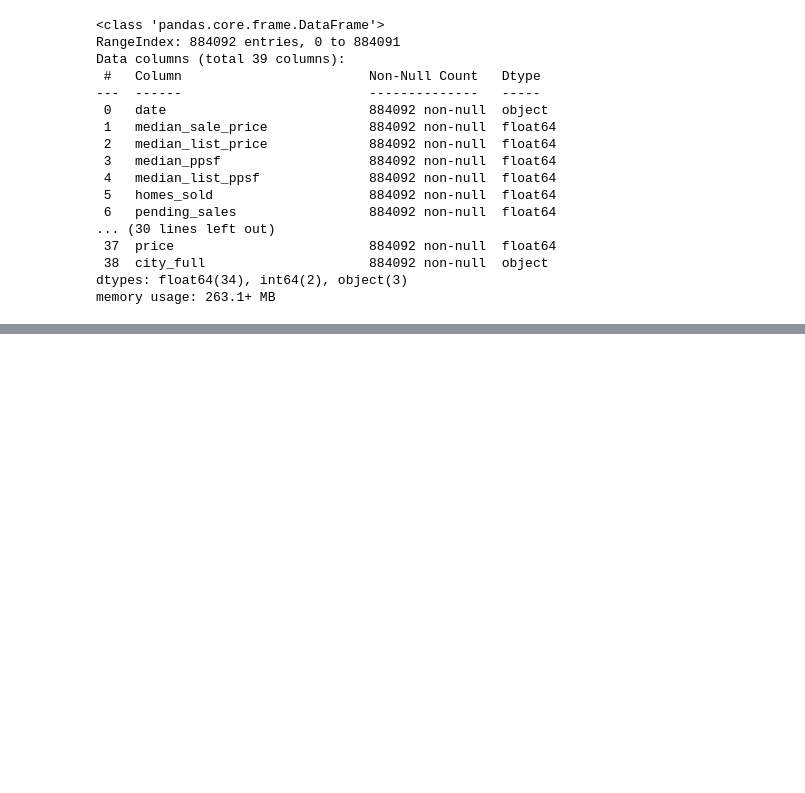
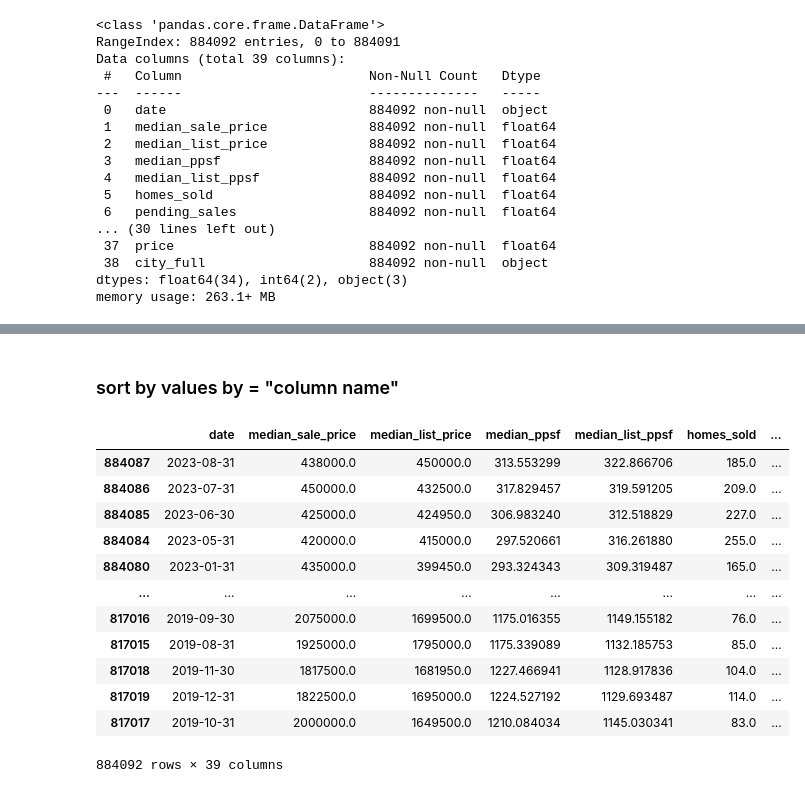
Before and after one commit to MusaBangash/scikitLearn, a Jupyter notebook: notebooks/01_eda.ipynb, the cells around one changed output, grey strips where cells are left out. Drawn from its saved outputs; the diff is of its cells as text; code cells hidden in the pictures; blank space fills up the shorter version.

```diff
--- a/notebooks/01_eda.ipynb
+++ b/notebooks/01_eda.ipynb
@@ -70,0 +162,18 @@ df.describe()
+# %% [markdown]
+### sort by values by = "column name"
+# %%
+df.sort_values(by="bus")
+# %% [output]
+|  | date | median_sale_price | median_list_price | median_ppsf | median_list_ppsf | homes_sold | ... |
+| 884087 | 2023-08-31 | 438000.0 | 450000.0 | 313.553299 | 322.866706 | 185.0 | ... |
+| 884086 | 2023-07-31 | 450000.0 | 432500.0 | 317.829457 | 319.591205 | 209.0 | ... |
+| 884085 | 2023-06-30 | 425000.0 | 424950.0 | 306.983240 | 312.518829 | 227.0 | ... |
+| 884084 | 2023-05-31 | 420000.0 | 415000.0 | 297.520661 | 316.261880 | 255.0 | ... |
+| 884080 | 2023-01-31 | 435000.0 | 399450.0 | 293.324343 | 309.319487 | 165.0 | ... |
+| ... | ... | ... | ... | ... | ... | ... | ... |
+| 817016 | 2019-09-30 | 2075000.0 | 1699500.0 | 1175.016355 | 1149.155182 | 76.0 | ... |
+| 817015 | 2019-08-31 | 1925000.0 | 1795000.0 | 1175.339089 | 1132.185753 | 85.0 | ... |
+| 817018 | 2019-11-30 | 1817500.0 | 1681950.0 | 1227.466941 | 1128.917836 | 104.0 | ... |
+| 817019 | 2019-12-31 | 1822500.0 | 1695000.0 | 1224.527192 | 1129.693487 | 114.0 | ... |
+| 817017 | 2019-10-31 | 2000000.0 | 1649500.0 | 1210.084034 | 1145.030341 | 83.0 | ... |
+884092 rows × 39 columns
```
Also changed, not shown: parts of 20 cells of this notebook.
